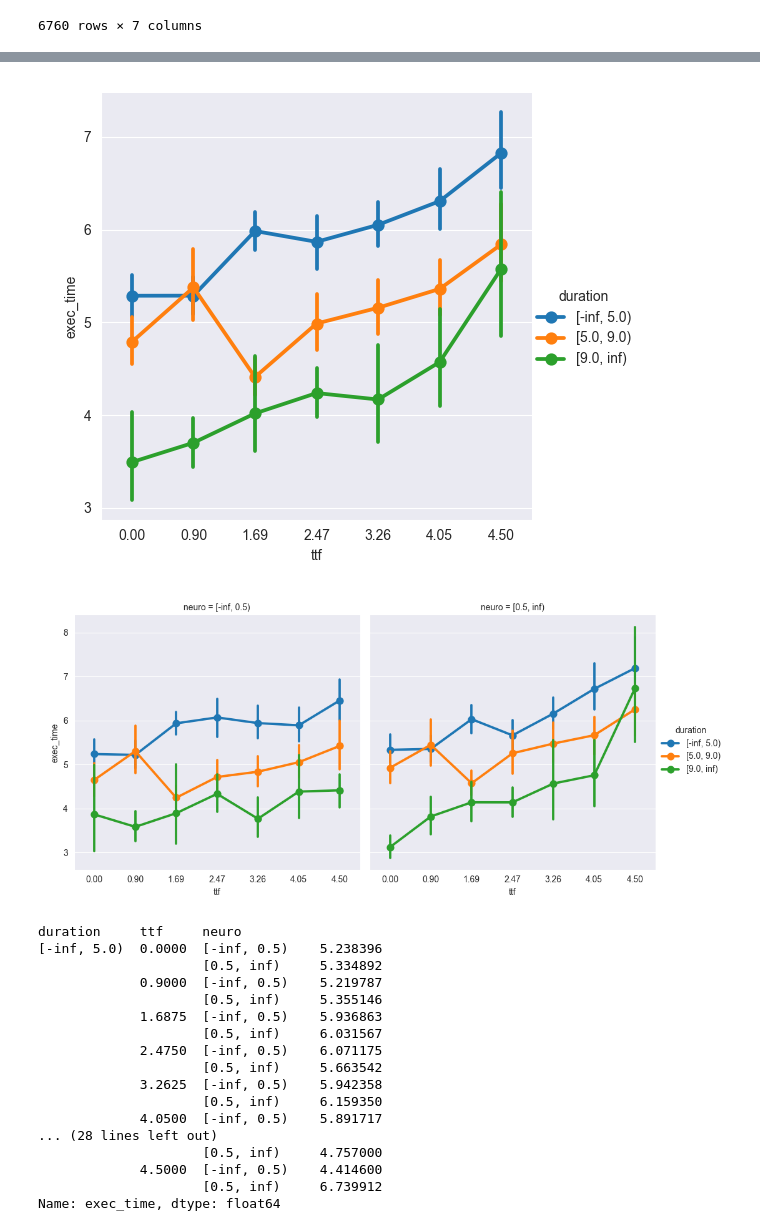
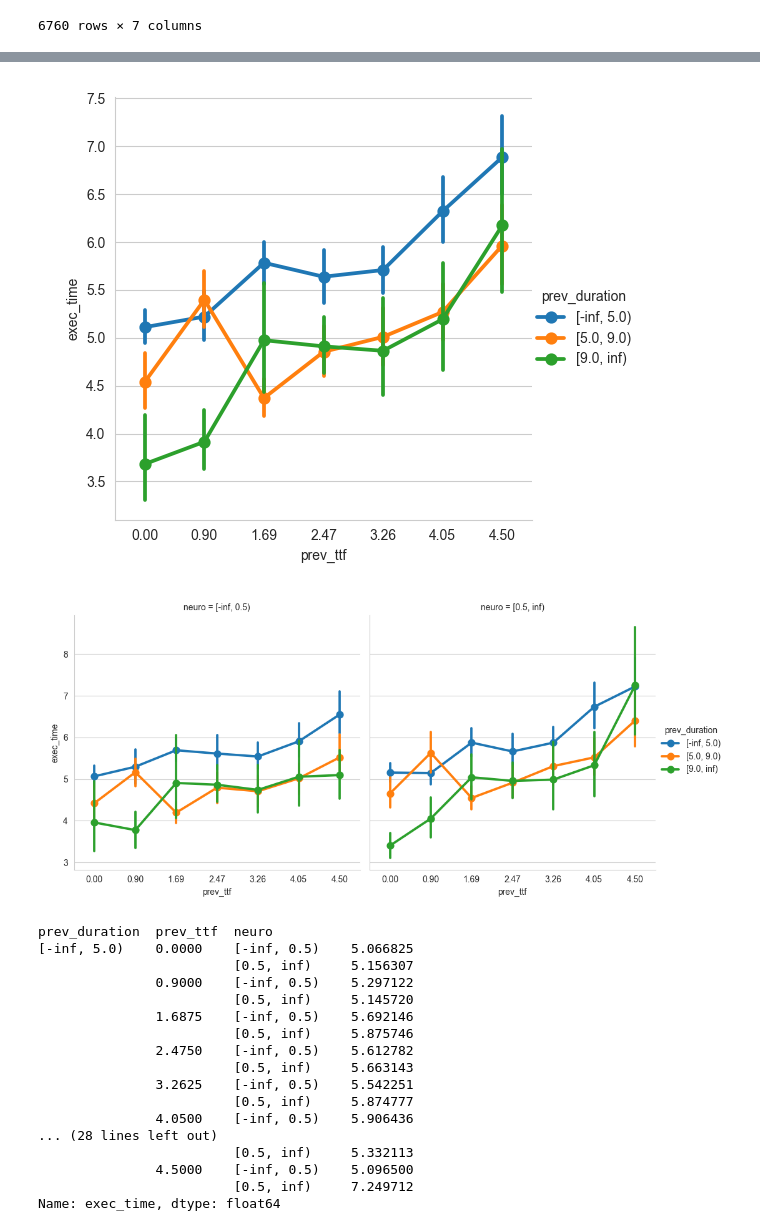
Before and after one commit to molguin92/EdgeDroid2, a Jupyter notebook: analysis_2023/curve_model.ipynb, the cells around one changed output, grey strips where cells are left out. Drawn from its saved outputs; the diff is of its cells as text; code cells hidden in the pictures.

```diff
--- a/analysis_2023/curve_model.ipynb
+++ b/analysis_2023/curve_model.ipynb
@@ -42,3 +42,18 @@ data
 | 6758 | 137353 | 167 | 0.0 | 21 | 10 | 1.874 | 0.625 |
 | 6759 | 137353 | 168 | 0.0 | 21 | 11 | 4.241 | 0.625 |
 6760 rows × 7 columns
+# %%
+import numpy as np
+
+def _block_seq(df: pd.DataFrame) -> pd.DataFrame:
+    df["block_seq"] = np.arange(len(df.index))
+    return df
+
+def _shift(df: pd.DataFrame) -> pd.DataFrame:
+    df[["delay", "block", "block_seq"]] = df[["delay", "block", "block_seq"]].shift().fillna(0)
+    df  = df.groupby("block", as_index=False).apply(_block_seq)
+    return df.droplevel(0)
+
+shifted_data = data.groupby("participant", as_index=False).apply(_shift).droplevel(0)
+shifted_data = shifted_data.rename(columns={"delay": "prev_delay", "block": "prev_block", "block_seq": "prev_block_seq"})
+shifted_data
@@ -45,4 +74,4 @@ data
 # %%
-data["ttf"] = 1.5 * data["delay"]
-data
+shifted_data["prev_ttf"] = 1.5 * shifted_data["prev_delay"]
+shifted_data
 # %% [output]
@@ -61,8 +90,6 @@ data
 6760 rows × 8 columns
 # %%
-import numpy as np
-
-data["duration"] = pd.cut(data["block_seq"] + 1, bins=[-np.inf, 5, 9, np.inf], right=False)
-data["neuro"] = pd.cut(data["neuroticism"], bins=[-np.inf, .5, np.inf], right=False)
-data
+shifted_data["prev_duration"] = pd.cut(shifted_data["prev_block_seq"] + 1, bins=[-np.inf, 5, 9, np.inf], right=False)
+shifted_data["neuro"] = pd.cut(shifted_data["neuroticism"], bins=[-np.inf, .5, np.inf], right=False)
+shifted_data
 # %% [output]
@@ -86,44 +113,44 @@ output.to_parquet("../edgedroid/data/resources/curve_fitting_data.parquet")
 # %%
 %matplotlib widget
 
 import matplotlib.pyplot as plt
 from matplotlib.ticker import FormatStrFormatter
 import seaborn as sns
 import numpy as np
 
-ttfs = np.sort(data["ttf"].unique())
+ttfs = np.sort(shifted_data["prev_ttf"].unique())
 
-fg = sns.catplot(data=data, x="ttf", y="exec_time", hue="duration", kind="point")
+fg = sns.catplot(data=shifted_data, x="prev_ttf", y="exec_time", hue="prev_duration", kind="point")
 for ax in fg.axes.flat:
     ax.set_xticks(ticks=ax.get_xticks(), labels=[f"{t:0.2f}" for t in ttfs])
 plt.show()
 
-fg = sns.catplot(data=data, x="ttf", y="exec_time", hue="duration", col="neuro", kind="point")
+fg = sns.catplot(data=shifted_data, x="prev_ttf", y="exec_time", hue="prev_duration", col="neuro", kind="point")
 for ax in fg.axes.flat:
     ax.set_xticks(ticks=ax.get_xticks(), labels=[f"{t:0.2f}" for t in ttfs])
 plt.show()
 
-means_per_duration = data.groupby(["duration", "ttf", "neuro"])["exec_time"].mean()
+means_per_duration = shifted_data.groupby(["prev_duration", "prev_ttf", "neuro"])["exec_time"].mean()
 means_per_duration
 # %% [output]
-[figure, old version]
+[figure, new version]
-[figure, old version]
+[figure, new version]
-duration     ttf     neuro
-[-inf, 5.0)  0.0000  [-inf, 0.5)    5.238396
-                     [0.5, inf)     5.334892
-             0.9000  [-inf, 0.5)    5.219787
-                     [0.5, inf)     5.355146
-             1.6875  [-inf, 0.5)    5.936863
-                     [0.5, inf)     6.031567
-             2.4750  [-inf, 0.5)    6.071175
-                     [0.5, inf)     5.663542
-             3.2625  [-inf, 0.5)    5.942358
-                     [0.5, inf)     6.159350
-             4.0500  [-inf, 0.5)    5.891717
+prev_duration  prev_ttf  neuro
+[-inf, 5.0)    0.0000    [-inf, 0.5)    5.066825
+                         [0.5, inf)     5.156307
+               0.9000    [-inf, 0.5)    5.297122
+                         [0.5, inf)     5.145720
+               1.6875    [-inf, 0.5)    5.692146
+                         [0.5, inf)     5.875746
+               2.4750    [-inf, 0.5)    5.612782
+                         [0.5, inf)     5.663143
+               3.2625    [-inf, 0.5)    5.542251
+                         [0.5, inf)     5.874777
+               4.0500    [-inf, 0.5)    5.906436
 ... (28 lines left out)
-                     [0.5, inf)     4.757000
-             4.5000  [-inf, 0.5)    4.414600
-                     [0.5, inf)     6.739912
+                         [0.5, inf)     5.332113
+               4.5000    [-inf, 0.5)    5.096500
+                         [0.5, inf)     7.249712
 Name: exec_time, dtype: float64
 # %%
 from scipy.optimize import curve_fit
```
Also changed, not shown: parts of 6 cells of this notebook, 1 other file.
